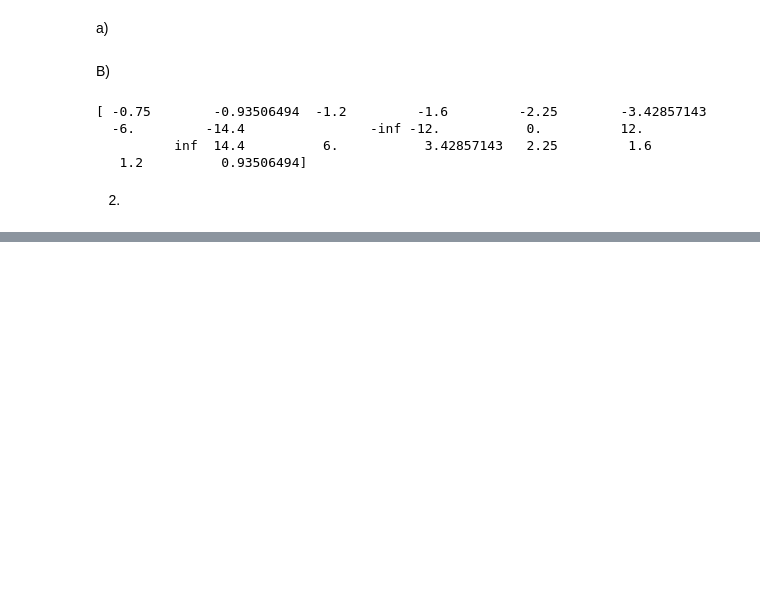
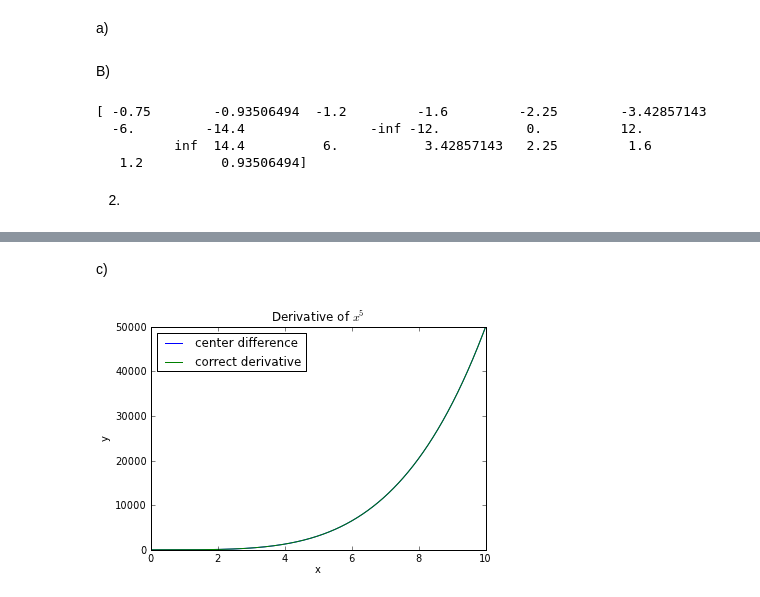
Before and after one commit to dgelfer/PHYS20213, a Jupyter notebook: Week4/Interp_n_diff_ex3.ipynb, the cells around one changed output, grey strips where cells are left out. Drawn from its saved outputs; the diff is of its cells as text; code cells hidden in the pictures; blank space fills up the shorter version.

```diff
--- a/Week4/Interp_n_diff_ex3.ipynb
+++ b/Week4/Interp_n_diff_ex3.ipynb
@@ -65,0 +75,15 @@ print x
+# %% [markdown]
+c)
+# %%
+x = arange(0.,10.,0.001)
+y = x ** 5
+accuratedydx = 5*x**4
+plot(x, finiteDifference(x,y), label = "center difference")
+plot(x, accuratedydx, label = "correct derivative")
+xlabel("x")
+ylabel("y")
+title("Derivative of $x^5$")
+legend(loc = "upper left")
+show()
+# %% [output]
+[figure, added]
```
Also changed, not shown: parts of 18 cells of this notebook.
